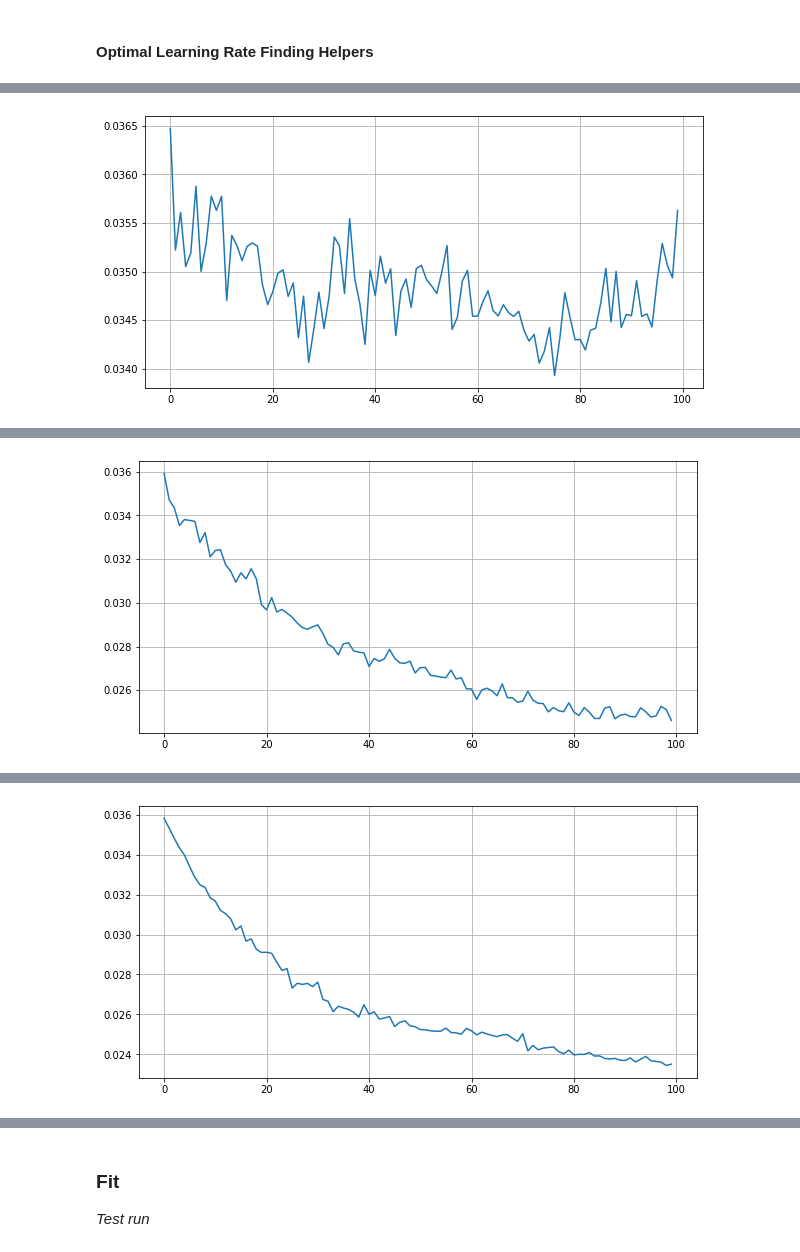
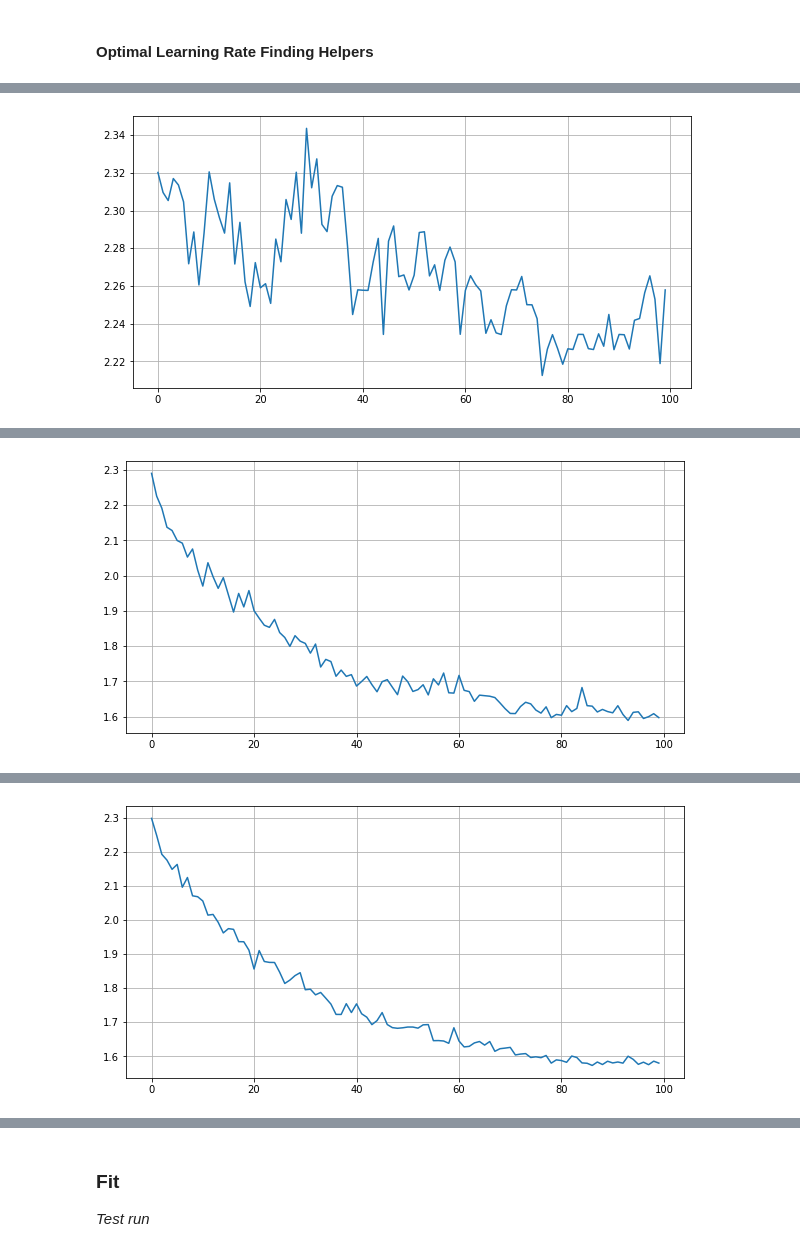
Before and after one commit to 18alantom/sc_challenges, a Jupyter notebook: week_2/Week 2 - Challenge 1.ipynb, the cells around one changed output, grey strips where cells are left out. Drawn from its saved outputs; the diff is of its cells as text; code cells hidden in the pictures.

```diff
--- a/week_2/Week 2 - Challenge 1.ipynb
+++ b/week_2/Week 2 - Challenge 1.ipynb
@@ -59,10 +62,17 @@ For use with pytorch
 import torch
 from torch.utils.data import TensorDataset, DataLoader
 # %%
-tf = lambda d: torch.tensor(d, dtype=torch.float32)
-ti = lambda d: torch.tensor(d, dtype=torch.long)
+tf_ = lambda d: torch.tensor(d, dtype=torch.float32)
+ti_ = lambda d: torch.tensor(d, dtype=torch.long)
 
-dl = {s: DataLoader(TensorDataset(tf(X[s].transpose(0,3,1,2)), ti(y[s])),batch_size=64,shuffle=True) for s in sets}
+micro_tr = 256
+micro_va = 128
+
+dl_micro_tr = DataLoader(TensorDataset(tf_(X[TR][:micro_tr].transpose(0,3,1,2)), ti_(y[TR][:micro_tr])),batch_size=64,shuffle=True)
+dl_micro_va = DataLoader(TensorDataset(tf_(X[VA][:micro_va].transpose(0,3,1,2)), ti_(y[VA][:micro_va])),batch_size=64,shuffle=True)
+
+dl = {s: DataLoader(TensorDataset(tf_(X[s].transpose(0,3,1,2)), ti_(y[s])),batch_size=64,shuffle=True) for s in sets}
+dl_micro = {TR: dl_micro_tr, VA: dl_micro_va}
 # %% [markdown]
 ___
 # %% [markdown]
@@ -175,7 +185,7 @@ class LameNet(nn.Module):
         x = self.conv3_1(x)
         x = self.drop_2(x)
         x = self.linear(x.view(x.size(0),-1))
-        x = self.logits(x)
+        # x = self.logits(x)
         return x
 # %% [markdown]
 ### Helper Functions
@@ -388,8 +398,6 @@ def net_tester(Model,dl,test_epochs,lr_list):
         plt.show()
     return losses_list, metric_list
 # %%
-learning_rates = [0.01,0.001,0.0005,0.0001,0.00005,0.00001]
-micro_sz = 128
-dl_micro = DataLoader(TensorDataset(tf(X[TR][:micro_sz].transpose(0,3,1,2)), ti(y[TR][:micro_sz])),batch_size=64,shuffle=True)
-losses_list, metric_list = net_tester(LameNet, dl_micro, 200,learning_rates)
+learning_rates = [0.01,0.001,0.0005,0.0001,4e-4, 0.00005,0.00001]
+losses_list, metric_list = net_tester(LameNet, dl_micro[TR], 200,learning_rates)
 # %% [output]
@@ -397 +405 @@ lr: 0.01        loss: 2.2892162799835205   accu: 0.171875
-[figure, old version]
+[figure, new version]
@@ -399 +407 @@ lr: 0.001       loss: 1.876776933670044   accu: 0.59375
-[figure, old version]
+[figure, new version]
@@ -401 +409 @@ lr: 0.0005      loss: 1.76589035987854   accu: 0.6953125
-[figure, old version]
+[figure, new version]
```
Also changed, not shown: parts of 14 cells of this notebook, 1 other file.
